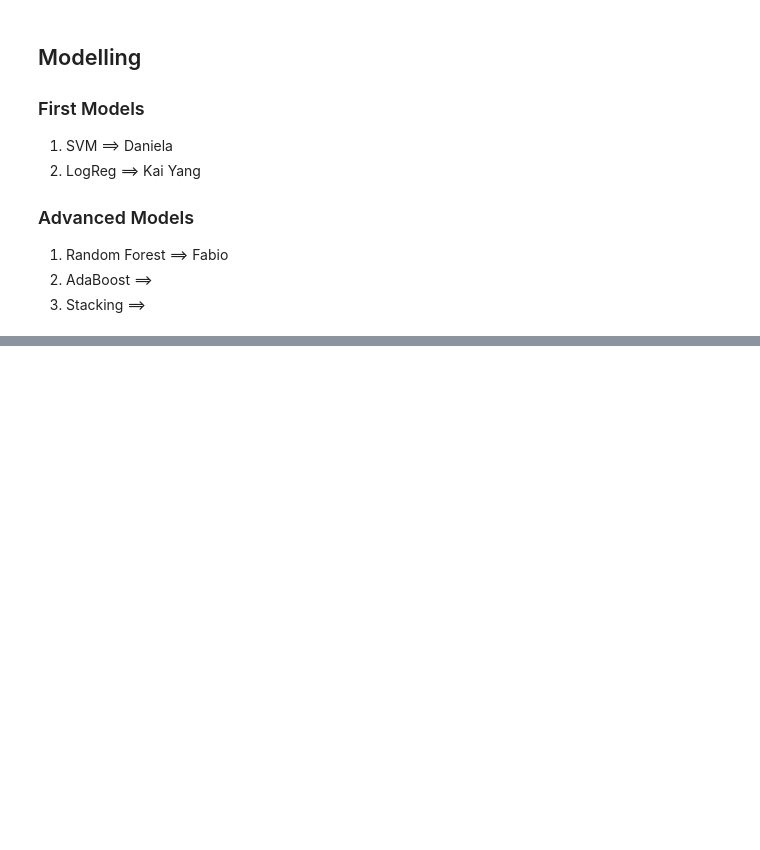
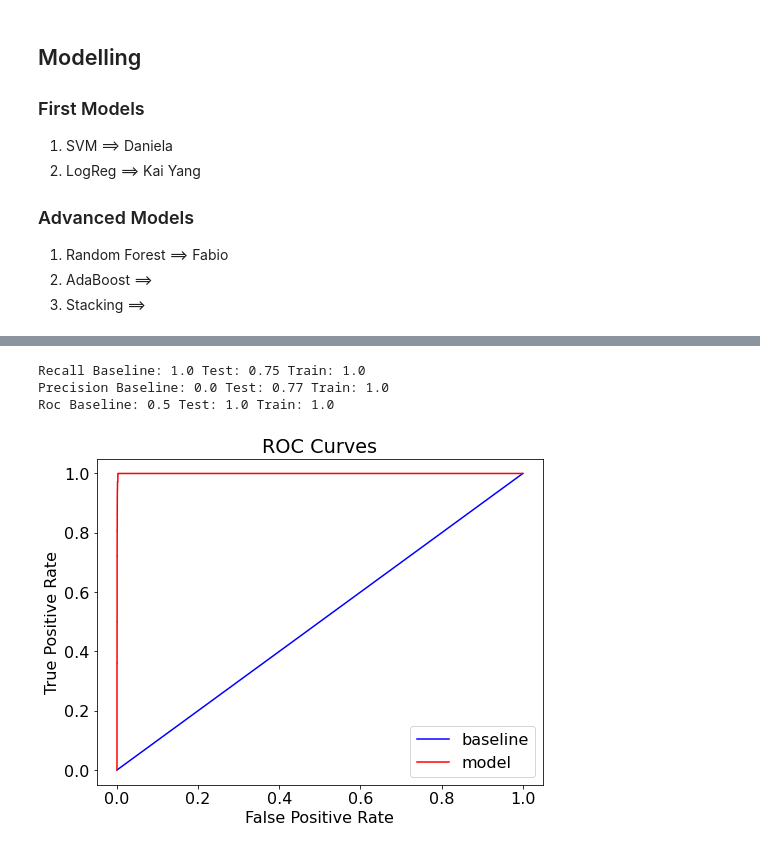
Before and after one commit to fabio-teichmann/ds-ml-project, a Jupyter notebook: Modelling.ipynb, the cells around one changed output, grey strips where cells are left out. Drawn from its saved outputs; the diff is of its cells as text; code cells hidden in the pictures; blank space fills up the shorter version.

Commit message:
added decision tree and random forest models

```diff
--- a/Modelling.ipynb
+++ b/Modelling.ipynb
@@ -217,0 +230,7 @@ y_test.to_csv('data/y-test.csv', index=False)
+# %%
+# Random Forest =================================
+# Make a decision tree and train
+tree = DecisionTreeClassifier(max_depth= None, random_state=RSEED)
+tree.fit(scaled_df_train_resampled, y_train_res)
+
+y_tree_pred = tree.predict(scaled_df_test)
@@ -217,0 +255,9 @@ y_test.to_csv('data/y-test.csv', index=False)
+# %%
+# Create the model with 100 trees
+model = RandomForestClassifier(n_estimators=100,
+                               random_state=RSEED,
+                               max_features = 'sqrt',
+                               n_jobs=-1, verbose = 1)
+
+# Fit on training data
+model.fit(scaled_df_train_resampled, y_train_res)
@@ -217,0 +303,8 @@ y_test.to_csv('data/y-test.csv', index=False)
+# %%
+y_train_rf_pred = model.predict(scaled_df_train_resampled)
+train_rf_probs = model.predict_proba(scaled_df_train_resampled)[:, 1]
+
+y_rf_pred = model.predict(scaled_df_test)
+rf_probs = model.predict_proba(scaled_df_test)[:, 1]
+evaluate_model(y_rf_pred, rf_probs, y_train_rf_pred, train_rf_probs)
+# %% [output]
@@ -217,0 +323,4 @@ y_test.to_csv('data/y-test.csv', index=False)
+Recall Baseline: 1.0 Test: 0.75 Train: 1.0
+Precision Baseline: 0.0 Test: 0.77 Train: 1.0
+Roc Baseline: 0.5 Test: 1.0 Train: 1.0
+[figure, added]
```
Also changed, not shown: parts of 13 cells of this notebook.
